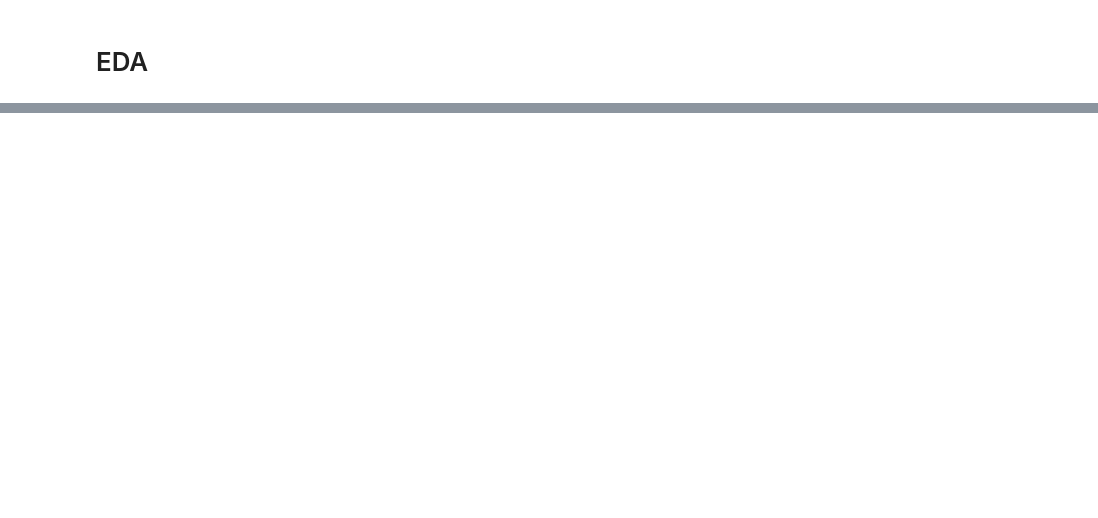
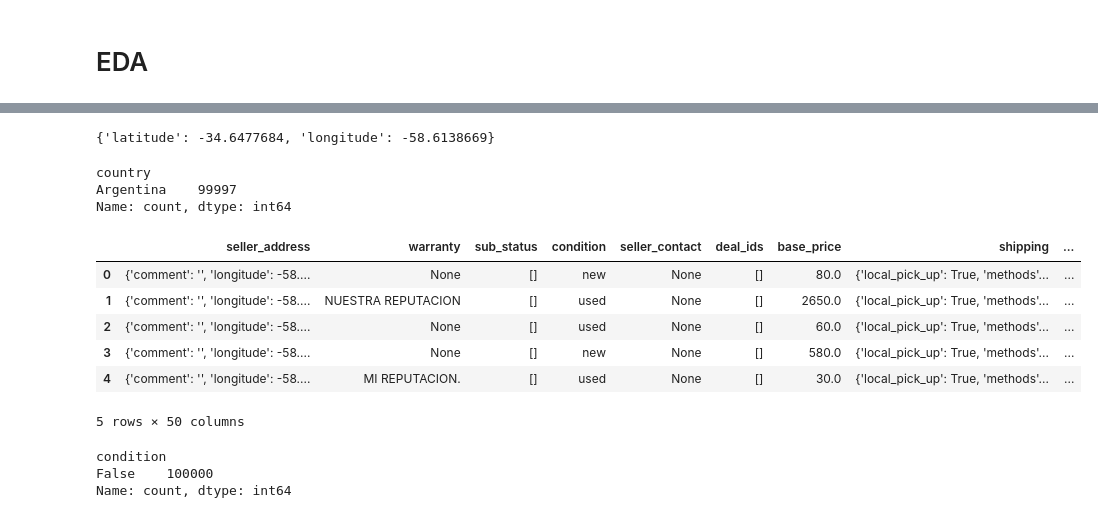
Before and after one commit to jalvergara/model_training, a Jupyter notebook: Notebooks/EDA.ipynb, the cells around one changed output, grey strips where cells are left out. Drawn from its saved outputs; the diff is of its cells as text; code cells hidden in the pictures; blank space fills up the shorter version.

```diff
--- a/Notebooks/EDA.ipynb
+++ b/Notebooks/EDA.ipynb
@@ -10,0 +259,11 @@ ValueError: Trailing data
+# %%
+def  compare_json_geo(row: pd.DataFrame) -> bool:
+    json1 = row["seller_address"]
+    json2 = row["geolocation"]
+    return (
+        json1["longitude"] == json2["longitude"]
+    )and(
+        json1["latitude"] == json2["latitude"]
+    )
+# %%
+df["same_info_0_45"] = df.apply(compare_json_geo, axis=1)
@@ -10,0 +342,34 @@ ValueError: Trailing data
+# %%
+differents_locations.loc[1250]["geolocation"]
+# %% [output]
+{'latitude': -34.6477684, 'longitude': -58.6138669}
+# %%
+def json_get_country(row):
+    country = row["seller_address"]["country"]["name"]
+    if country != None and country != "":
+        return country
+    return None
+# %%
+df["country"] = df.apply(json_get_country, axis=1)
+# %%
+df["country"].value_counts()
+# %% [output]
+country
+Argentina    99997
+Name: count, dtype: int64
+# %%
+df.head()
+# %% [output]
+|  | seller_address | warranty | sub_status | condition | seller_contact | deal_ids | base_price | shipping | ... |
+| 0 | {'comment': '', 'longitude': -58.... | None | [] | new | None | [] | 80.0 | {'local_pick_up': True, 'methods'... | ... |
+| 1 | {'comment': '', 'longitude': -58.... | NUESTRA REPUTACION | [] | used | None | [] | 2650.0 | {'local_pick_up': True, 'methods'... | ... |
+| 2 | {'comment': '', 'longitude': -58.... | None | [] | used | None | [] | 60.0 | {'local_pick_up': True, 'methods'... | ... |
+| 3 | {'comment': '', 'longitude': -58.... | None | [] | new | None | [] | 580.0 | {'local_pick_up': True, 'methods'... | ... |
+| 4 | {'comment': '', 'longitude': -58.... | MI REPUTACION. | [] | used | None | [] | 30.0 | {'local_pick_up': True, 'methods'... | ... |
+5 rows × 50 columns
+# %%
+df["condition"].isna().value_counts()
+# %% [output]
+condition
+False    100000
+Name: count, dtype: int64
```
Also changed, not shown: parts of 37 cells of this notebook.
